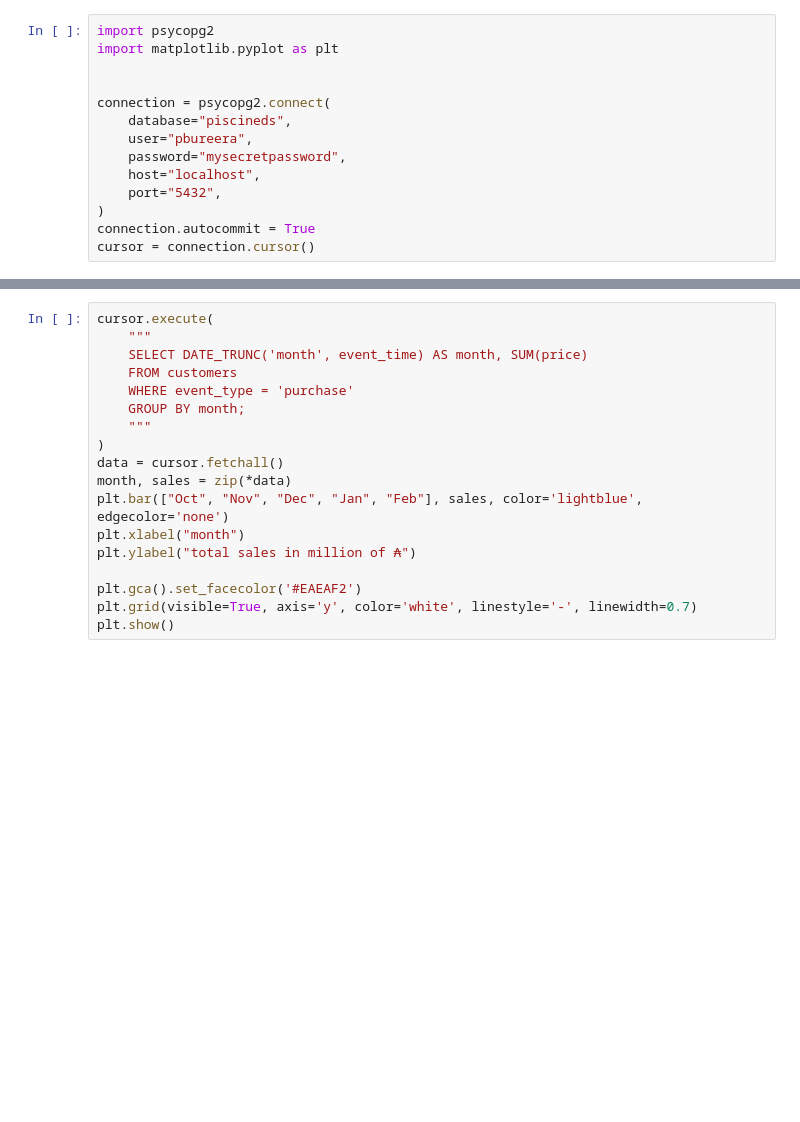
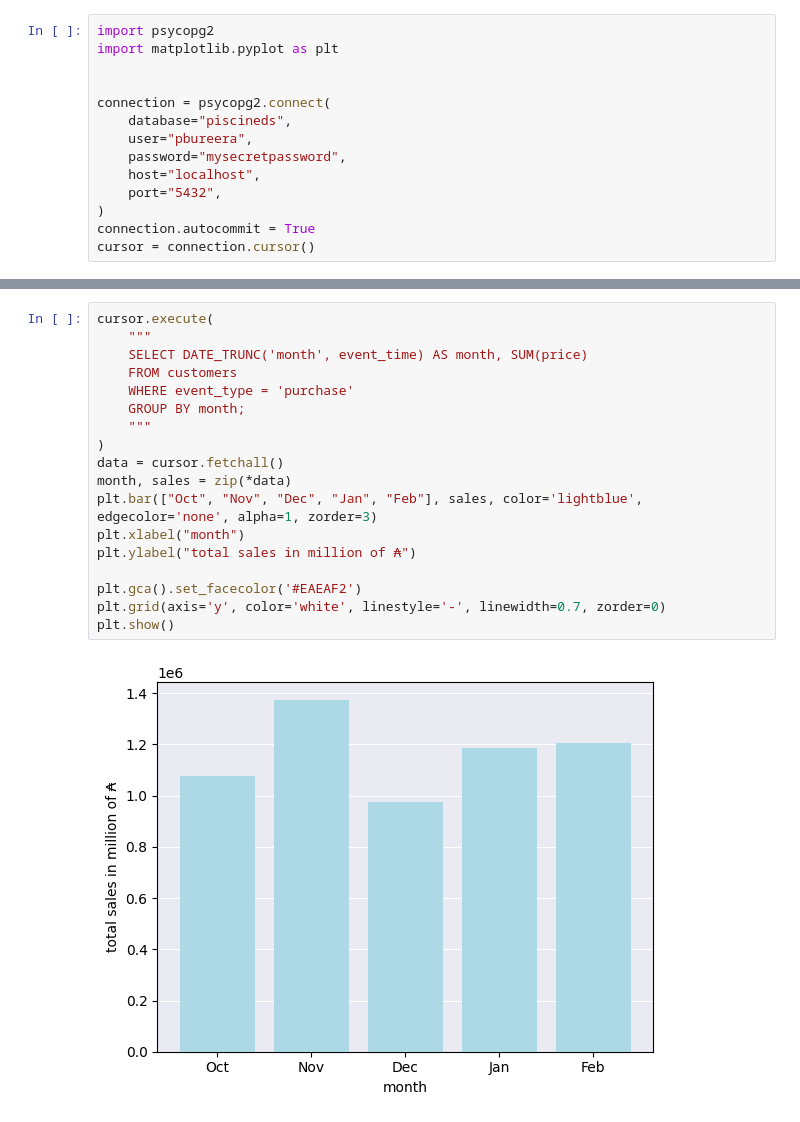
Before and after one commit to Jamie135/Piscine_Data_Science, a Jupyter notebook: Day02/ex01/chart.ipynb, the cells around one changed output, grey strips where cells are left out. Saved outputs shown, nothing was run; the diff lists cells and outputs as text; blank space fills up the shorter version.

```diff
--- a/Day02/ex01/chart.ipynb
+++ b/Day02/ex01/chart.ipynb
@@ -37,21 +41,23 @@ plt.show()
 # %%
 cursor.execute(
     """
     SELECT DATE_TRUNC('month', event_time) AS month, SUM(price)
     FROM customers
     WHERE event_type = 'purchase'
     GROUP BY month;
     """
 )
 data = cursor.fetchall()
 month, sales = zip(*data)
-plt.bar(["Oct", "Nov", "Dec", "Jan", "Feb"], sales, color='lightblue', edgecolor='none')
+plt.bar(["Oct", "Nov", "Dec", "Jan", "Feb"], sales, color='lightblue', edgecolor='none', alpha=1, zorder=3)
 plt.xlabel("month")
 plt.ylabel("total sales in million of ₳")
 
 plt.gca().set_facecolor('#EAEAF2')
-plt.grid(visible=True, axis='y', color='white', linestyle='-', linewidth=0.7)
+plt.grid(axis='y', color='white', linestyle='-', linewidth=0.7, zorder=0)
 plt.show()
+# %% [output]
+[figure, added]
 # %%
 cursor.execute(
     """
```
Also changed, not shown: parts of 2 cells of this notebook.
